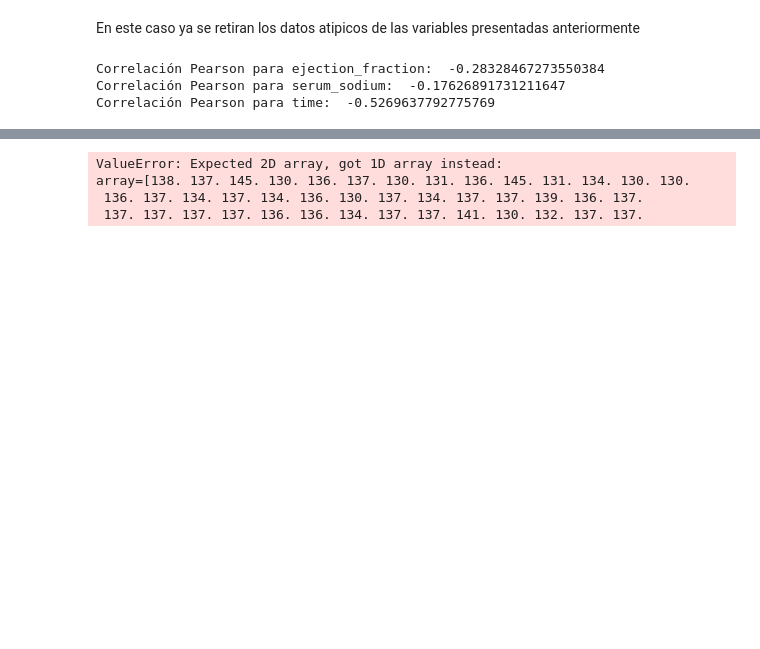
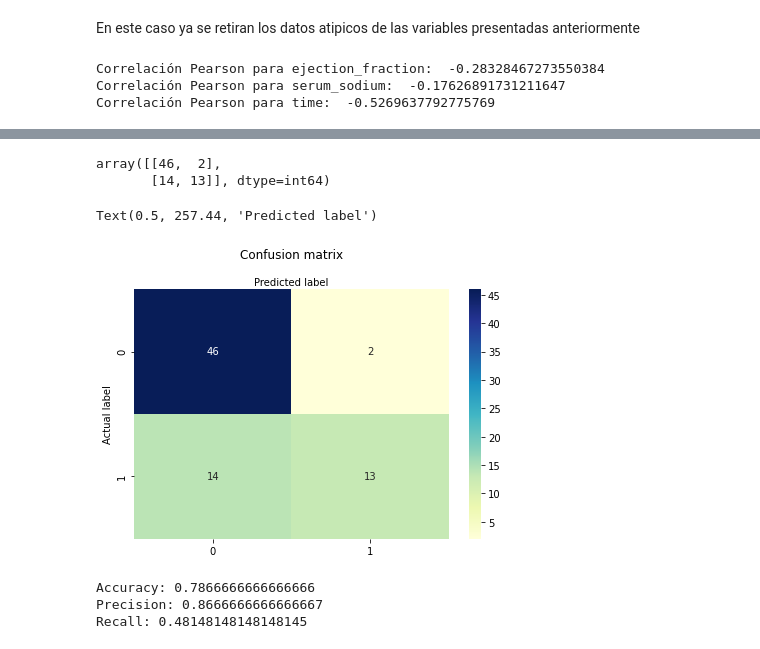
Before and after one commit to CamiloCJ09/Analitical-Proyect, a Jupyter notebook: AnaliticalProyect.ipynb, the cells around one changed output, grey strips where cells are left out. Saved outputs shown, nothing was run; the diff lists cells and outputs as text; code cells hidden in the pictures; blank space fills up the shorter version.

Commit message:
Finishing logistic regression model

```diff
--- a/AnaliticalProyect.ipynb
+++ b/AnaliticalProyect.ipynb
@@ -262,16 +262,16 @@ Correlación Pearson para ejection_fraction:  -0.28328467273550384
 Correlación Pearson para serum_sodium:  -0.17626891731211647
 Correlación Pearson para time:  -0.5269637792775769
 # %%
-X = df['serum_sodium']
+Feature_Cols = ['serum_sodium', 'ejection_fraction', 'time']
+X = df[Feature_Cols]
 y = df['DEATH_EVENT']
-kf = sk.KFold(n_splits=2)
-kf.get_n_splits(X)
+#print(df.label)
+#kf = sk.KFold(n_splits=2)
+#kf.get_n_splits(X)
 
 #print(kf)
-
-for train_index, test_index in kf.split(X):
-    #print("TRAIN:", train_index, "TEST:", test_index)
-    X_train, X_test = X[train_index], X[test_index]
-    y_train, y_test = y[train_index], y[test_index]
-    print(X_train, y_train)
+#import sklearn.model_selection as skc
+from sklearn.model_selection import train_test_split
+X_train,X_test,y_train,y_test=train_test_split(X,y,test_size=0.25,random_state=0)
+print(X_train, y_train)
 # %% [output]
@@ -295,8 +295,36 @@ Name: DEATH_EVENT, Length: 150, dtype: int64
-# %%
-logisticRegr = LogisticRegression()
-logisticRegr.fit(df['serum_sodium'][X_train], df['DEATH_EVENT'][y_train])
-# %% [output]
-ValueError: Expected 2D array, got 1D array instead:
-array=[138. 137. 145. 130. 136. 137. 130. 131. 136. 145. 131. 134. 130. 130.
- 136. 137. 134. 137. 134. 136. 130. 137. 134. 137. 137. 139. 136. 137.
- 137. 137. 137. 137. 136. 136. 134. 137. 137. 141. 130. 132. 137. 137.
+# %%
+logisticRegr = LogisticRegression()
+logisticRegr.fit(X_train, y_train)
+logisticRegr.predict(X_test)
+#print(.reshape(-1, 1))
+y_pred=logisticRegr.predict(X_test)
+# %%
+cnf_matrix = sk.metrics.confusion_matrix(y_test, y_pred)
+cnf_matrix
+# %% [output]
+array([[46,  2],
+       [14, 13]], dtype=int64)
+# %%
+class_names=['Positivo','Negativo'] # name  of classes
+fig, ax = plt.subplots()
+tick_marks = np.arange(len(class_names))
+plt.xticks(tick_marks, class_names)
+plt.yticks(tick_marks, class_names)
+# create heatmap
+sns.heatmap(pd.DataFrame(cnf_matrix), annot=True, cmap="YlGnBu" ,fmt='g')
+ax.xaxis.set_label_position("top")
+plt.tight_layout()
+plt.title('Confusion matrix', y=1.1)
+plt.ylabel('Actual label')
+plt.xlabel('Predicted label')
+# %% [output]
+Text(0.5, 257.44, 'Predicted label')
+[figure, added]
+# %%
+print("Accuracy:",sk.metrics.accuracy_score(y_test, y_pred))
+print("Precision:",sk.metrics.precision_score(y_test, y_pred))
+print("Recall:",sk.metrics.recall_score(y_test, y_pred))
+# %% [output]
+Accuracy: 0.7866666666666666
+Precision: 0.8666666666666667
+Recall: 0.48148148148148145
```
Also changed, not shown: parts of 1 cell of this notebook.
